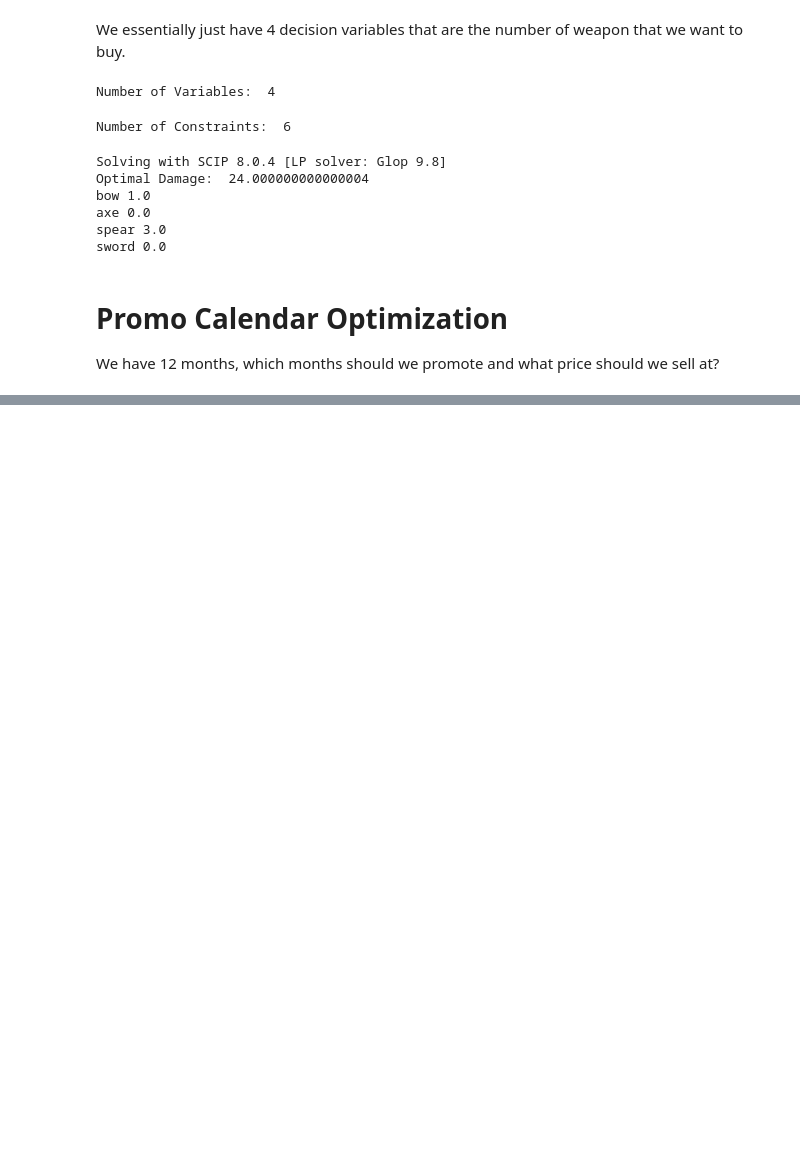
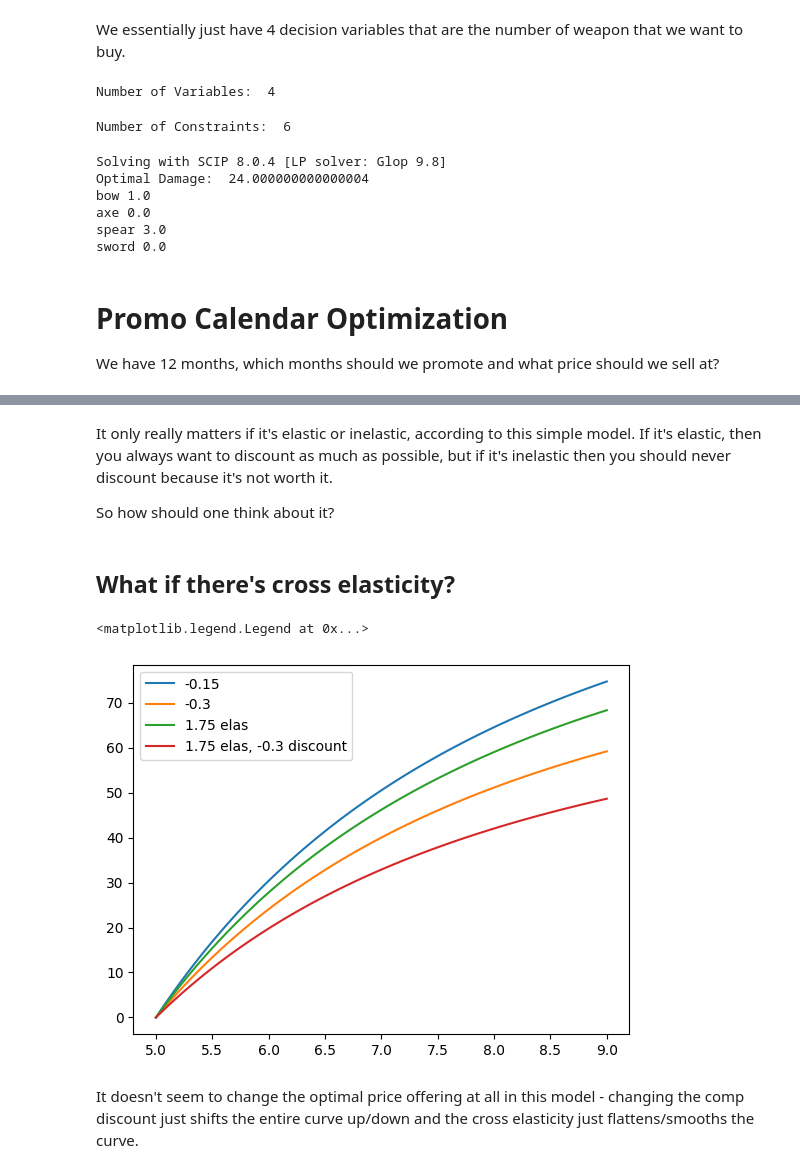
Before and after one commit to banditkings/learning-causal-impact, a Jupyter notebook: notebooks/ortools-mip.ipynb, the cells around one changed output, grey strips where cells are left out. Saved outputs shown, nothing was run; the diff lists cells and outputs as text; code cells hidden in the pictures; blank space fills up the shorter version.

```diff
--- a/notebooks/ortools-mip.ipynb
+++ b/notebooks/ortools-mip.ipynb
@@ -197,9 +219,0 @@ promo_month_10 = 1.0
-# %%
-# Price elasticity of demand stuff
-ped = -1.5
-discount = np.linspace(-0.5, 0, 50)
-price = (1+discount) * 6.99
-initial_sales = 500
-
-demand = (1 + ped * discount) * initial_sales
-demand2 = (1 + -1.75 * discount) * initial_sales
@@ -224,0 +226,30 @@ plt.legend()
+# %% [markdown]
+It only really matters if it's elastic or inelastic, according to this simple model. If it's elastic, then you always want to discount as much as possible, but if it's inelastic then you should never discount because it's not worth it.
+
+So how should one think about it?
+# %% [markdown]
+## What if there's cross elasticity?
+# %%
+def cross_revenue_fn(discount, baseline_price, elasticity, baseline_sales, cross_elasticity, comp_discount):
+    """Calculate revenues with different discount and elasticity scenarios"""
+    chg = (elasticity * np.log(1+discount)) + (cross_elasticity * np.log(1+comp_discount))
+    demand = baseline_sales * np.exp(chg)
+    return -demand * ((1 + discount) * baseline_price - cost)
+# %%
+cross_elasticity = 1.2
+comp_discount = -0.15
+xrev = -cross_revenue_fn(discount, baseline_price, elasticity, baseline_sales, cross_elasticity, comp_discount)
+xrev2 = -cross_revenue_fn(discount, baseline_price, elasticity, baseline_sales, cross_elasticity, -0.3)
+xrev3 = -cross_revenue_fn(discount, baseline_price, elasticity, baseline_sales, 1.75, comp_discount)
+xrev4 = -cross_revenue_fn(discount, baseline_price, elasticity, baseline_sales, 1.75, -0.3)
+# %%
+plt.plot(prices, xrev, label='-0.15')
+plt.plot(prices, xrev2, label='-0.3')
+plt.plot(prices, xrev3, label='1.75 elas')
+plt.plot(prices, xrev4, label='1.75 elas, -0.3 discount')
+plt.legend()
+# %% [output]
+<matplotlib.legend.Legend at 0x...>
+[figure, added]
+# %% [markdown]
+It doesn't seem to change the optimal price offering at all in this model - changing the comp discount just shifts the entire curve up/down and the cross elasticity just flattens/smooths the curve.
```
Also changed, not shown: parts of 24 cells of this notebook.
